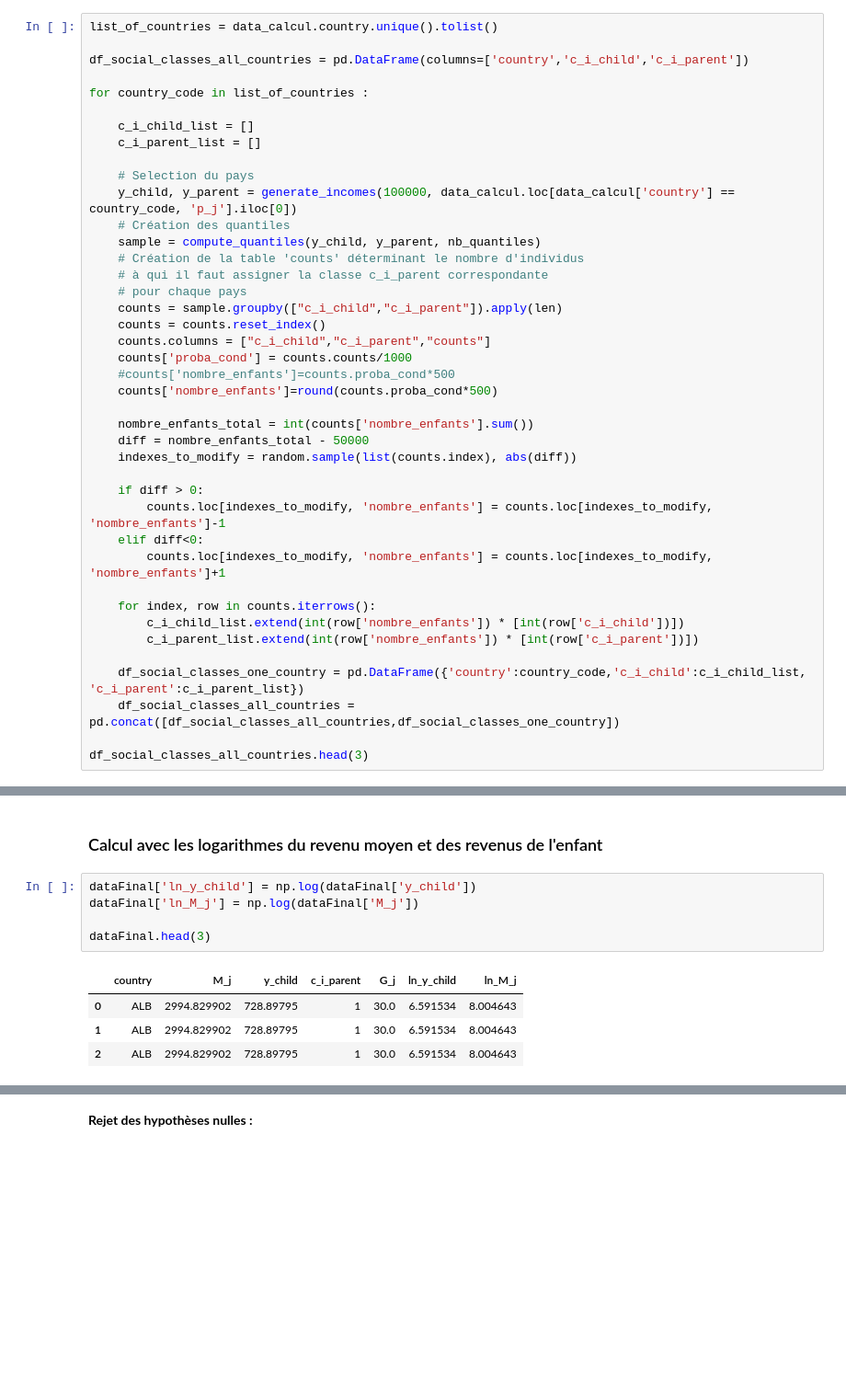
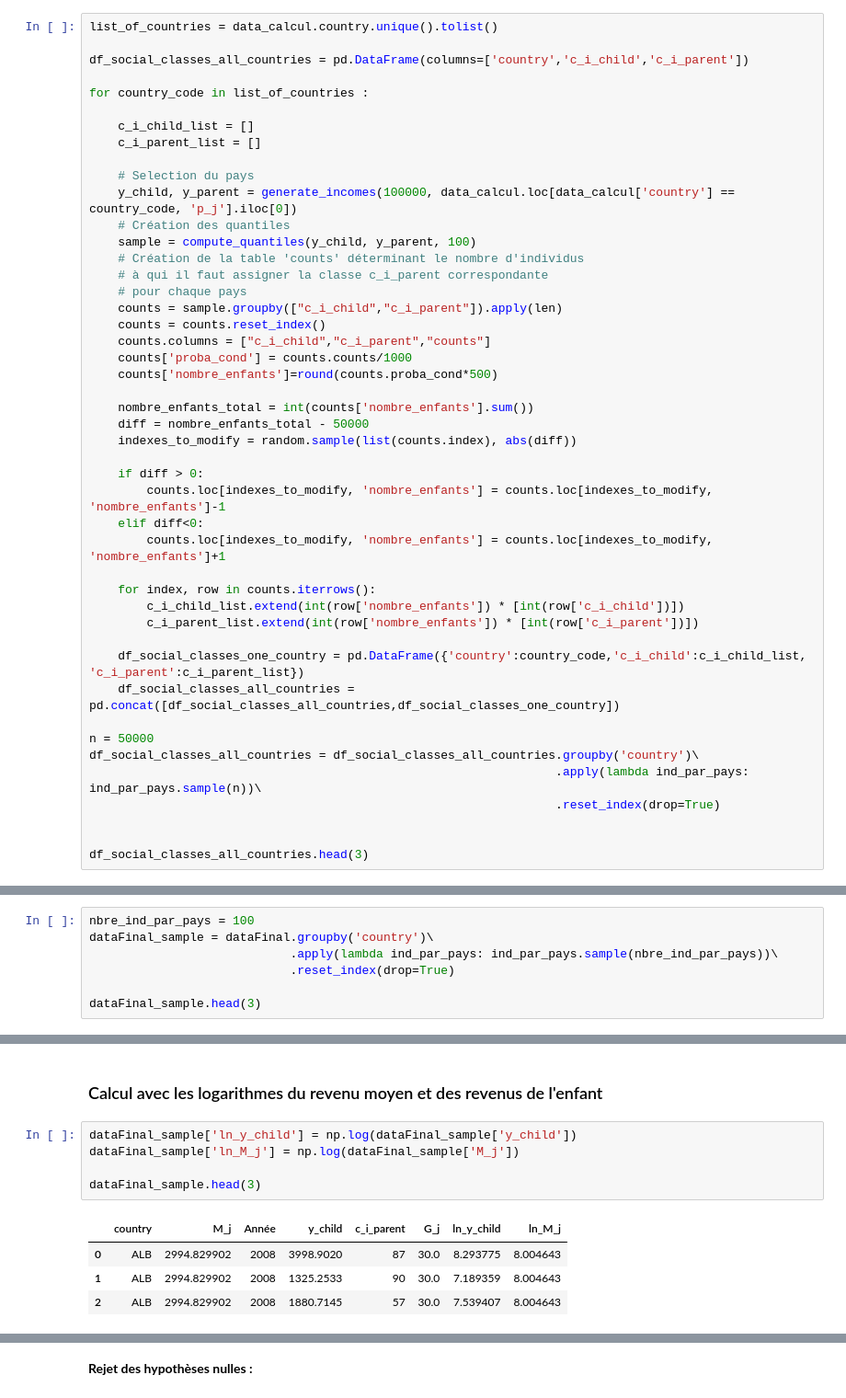
Before and after one commit to MattSioll/DataAnalyst, a Jupyter notebook: Projet 7/P7_01_Code.ipynb, the cells around one changed output, grey strips where cells are left out. Shown at 92% size. Drawn from its saved outputs; the diff is of its cells as text; blank space fills up the shorter version.

```diff
--- a/Projet 7/P7_01_Code.ipynb
+++ b/Projet 7/P7_01_Code.ipynb
@@ -1057,7 +1072,7 @@ for country_code in list_of_countries :
     # Selection du pays
     y_child, y_parent = generate_incomes(100000, data_calcul.loc[data_calcul['country'] == country_code, 'p_j'].iloc[0])
     # Création des quantiles
-    sample = compute_quantiles(y_child, y_parent, nb_quantiles)
+    sample = compute_quantiles(y_child, y_parent, 100)
     # Création de la table 'counts' déterminant le nombre d'individus
     # à qui il faut assigner la classe c_i_parent correspondante
     # pour chaque pays
@@ -1065,7 +1080,6 @@ for country_code in list_of_countries :
     counts = counts.reset_index()
     counts.columns = ["c_i_child","c_i_parent","counts"]
     counts['proba_cond'] = counts.counts/1000
-    #counts['nombre_enfants']=counts.proba_cond*500
     counts['nombre_enfants']=round(counts.proba_cond*500)
 
     nombre_enfants_total = int(counts['nombre_enfants'].sum())
@@ -1084,6 +1098,12 @@ for country_code in list_of_countries :
     df_social_classes_one_country = pd.DataFrame({'country':country_code,'c_i_child':c_i_child_list, 'c_i_parent':c_i_parent_list})
     df_social_classes_all_countries = pd.concat([df_social_classes_all_countries,df_social_classes_one_country])
 
+n = 50000
+df_social_classes_all_countries = df_social_classes_all_countries.groupby('country')\
+                                                                 .apply(lambda ind_par_pays: ind_par_pays.sample(n))\
+                                                                 .reset_index(drop=True)
+
+
 df_social_classes_all_countries.head(3)
 # %% [output]
 |  | country | c_i_child | c_i_parent |
@@ -1150,0 +1243,7 @@ dataFinal.shape
+# %%
+nbre_ind_par_pays = 100
+dataFinal_sample = dataFinal.groupby('country')\
+                            .apply(lambda ind_par_pays: ind_par_pays.sample(nbre_ind_par_pays))\
+                            .reset_index(drop=True)
+
+dataFinal_sample.head(3)
@@ -1228,13 +1362,13 @@ strong multicollinearity or other numerical problems.
 # %% [markdown]
 ### Calcul avec les logarithmes du revenu moyen et des revenus de l'enfant
 # %%
-dataFinal['ln_y_child'] = np.log(dataFinal['y_child'])
-dataFinal['ln_M_j'] = np.log(dataFinal['M_j'])
+dataFinal_sample['ln_y_child'] = np.log(dataFinal_sample['y_child'])
+dataFinal_sample['ln_M_j'] = np.log(dataFinal_sample['M_j'])
 
-dataFinal.head(3)
+dataFinal_sample.head(3)
 # %% [output]
-|  | country | M_j | y_child | c_i_parent | G_j | ln_y_child | ln_M_j |
-| 0 | ALB | 2994.829902 | 728.89795 | 1 | 30.0 | 6.591534 | 8.004643 |
-| 1 | ALB | 2994.829902 | 728.89795 | 1 | 30.0 | 6.591534 | 8.004643 |
-| 2 | ALB | 2994.829902 | 728.89795 | 1 | 30.0 | 6.591534 | 8.004643 |
+|  | country | M_j | Année | y_child | c_i_parent | G_j | ln_y_child | ln_M_j |
+| 0 | ALB | 2994.829902 | 2008 | 3998.9020 | 87 | 30.0 | 8.293775 | 8.004643 |
+| 1 | ALB | 2994.829902 | 2008 | 1325.2533 | 90 | 30.0 | 7.189359 | 8.004643 |
+| 2 | ALB | 2994.829902 | 2008 | 1880.7145 | 57 | 30.0 | 7.539407 | 8.004643 |
 # %%
```
Also changed, not shown: parts of 103 cells of this notebook, 1 other file.
